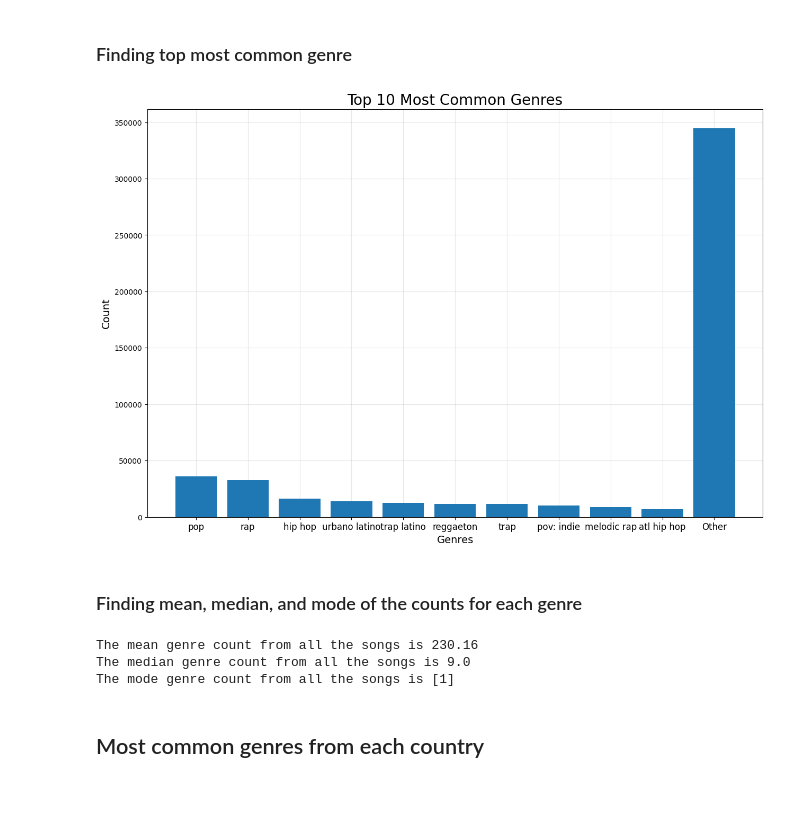
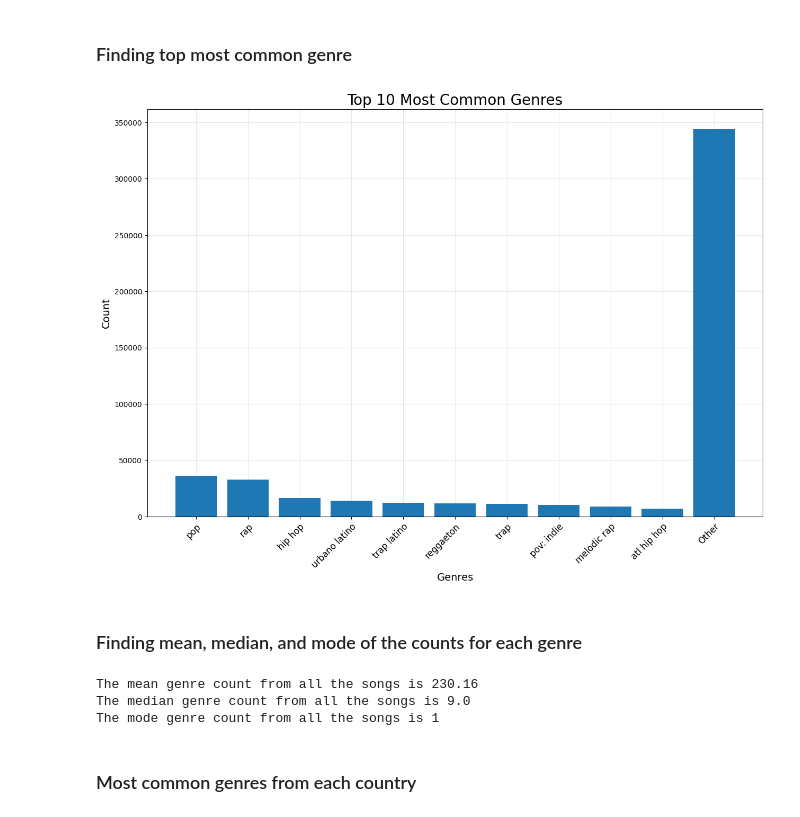
Before and after one commit to PiCake314/CSCI3022FinalProject, a Jupyter notebook: FinalProject.ipynb, the cells around one changed output. Saved outputs shown, nothing was run; the diff lists cells and outputs as text; code cells hidden in the pictures.

Commit message:
More Genre Analysis

```diff
--- a/FinalProject.ipynb
+++ b/FinalProject.ipynb
@@ -190,33 +184,32 @@ See the caveats in the documentation: https://pandas.pydata.org/pandas-docs/stab
 ### Finding top most common genre
 # %%
 #Getting list of unique genres and their count
-g, n = np.unique(np.hstack(dfSong_clean["Genres"].values),return_counts=True)
+genres, n = np.unique(np.hstack(dfSong_clean["Genres"].values),return_counts=True)
 
 indBigG = np.argsort(n)[::-1] #indices of most common genre
 # %%
 #Initializing figure
 fig, ax = plt.subplots(figsize=(15,10))
 
 #Top k common genres
 k = 10
-topG = np.append(g[indBigG[:k]],['Other'])
+topG = np.append(genres[indBigG[:k]],['Other'])
 topN = np.append(n[indBigG[:k]],[n[indBigG[k:]].sum()])
+print()
 
 #Plotting bar chart of top genre count
 ax.bar(topG,topN)
 
 #Formatting and labeling
 ax.grid(alpha=0.3)
 ax.set_axisbelow(True)
 ax.set_title("Top {} Most Common Genres".format(k), fontsize=20)
 ax.set_xlabel("Genres", fontsize=14)
 ax.set_ylabel("Count", fontsize=14);
-for tick in ax.get_xticklabels():
-    if k > 10: #Make room for labels if many bars
-        tick.set_rotation(-45)
-    tick.set_fontsize(12)
+ax.set_xticks(np.arange(k+1),labels=topG)
+plt.setp(ax.get_xticklabels(), rotation=45, ha="right", rotation_mode="anchor", fontsize=12);
 # %% [output]
-[figure, old version]
+[figure, new version]
 # %% [markdown]
 ### Finding mean, median, and mode of the counts for each genre
 # %%
@@ -227,13 +220,13 @@ print("The mean genre count from all the songs is {:.2f}".format(np.mean(n)))
 print("The median genre count from all the songs is {}".format(np.median(n)))
 
 #Mode
-print("The mode genre count from all the songs is {}".format(stats.mode(n)[0]))
+print("The mode genre count from all the songs is {}".format(stats.mode(n,axis=None)[0]))
 # %% [output]
 The mean genre count from all the songs is 230.16
 The median genre count from all the songs is 9.0
-The mode genre count from all the songs is [1]
+The mode genre count from all the songs is 1
 # %% [markdown]
-## Most common genres from each country
+### Most common genres from each country
 # %%
 #k most common genres from each country
 countryTopG = []
```
Also changed, not shown: parts of 10 cells of this notebook.
